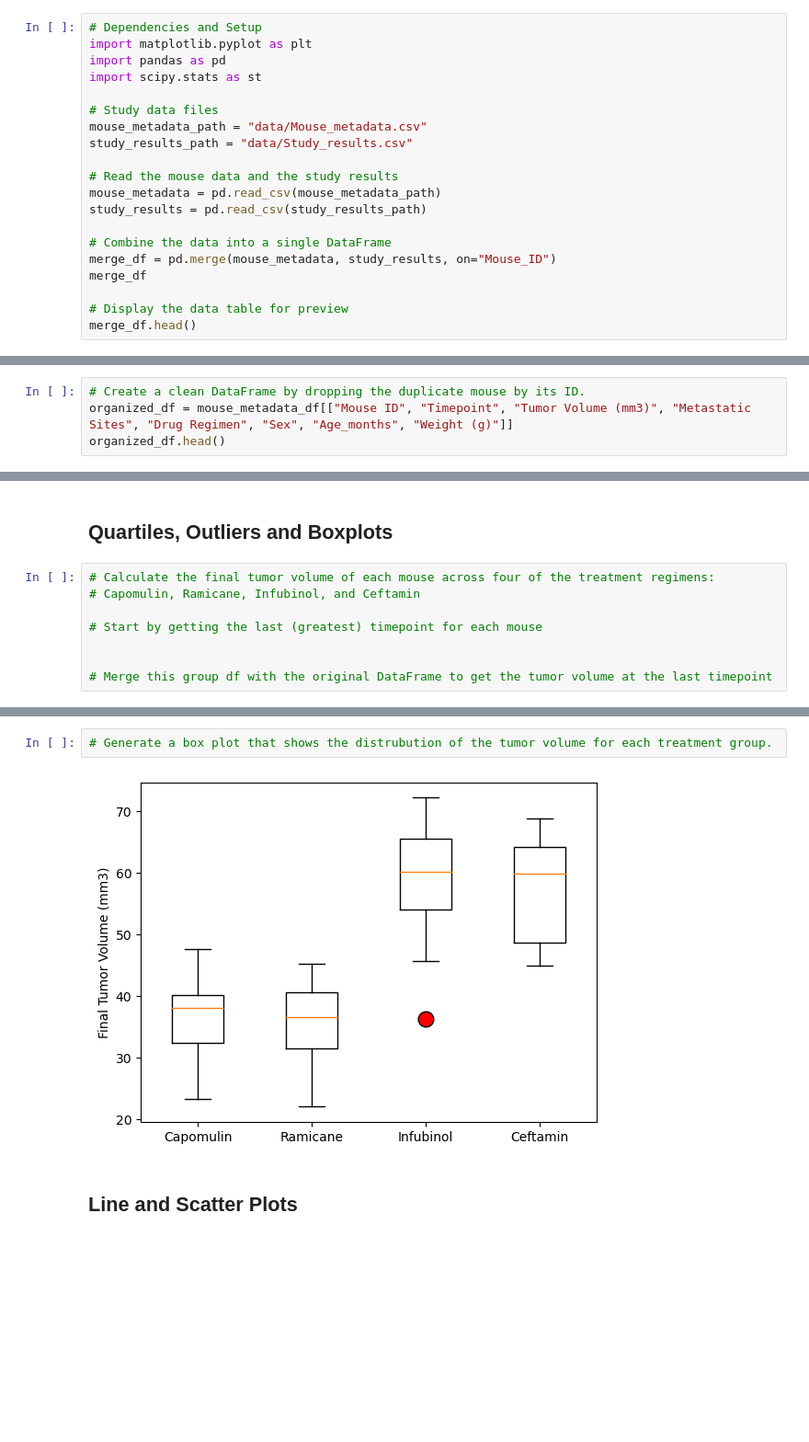
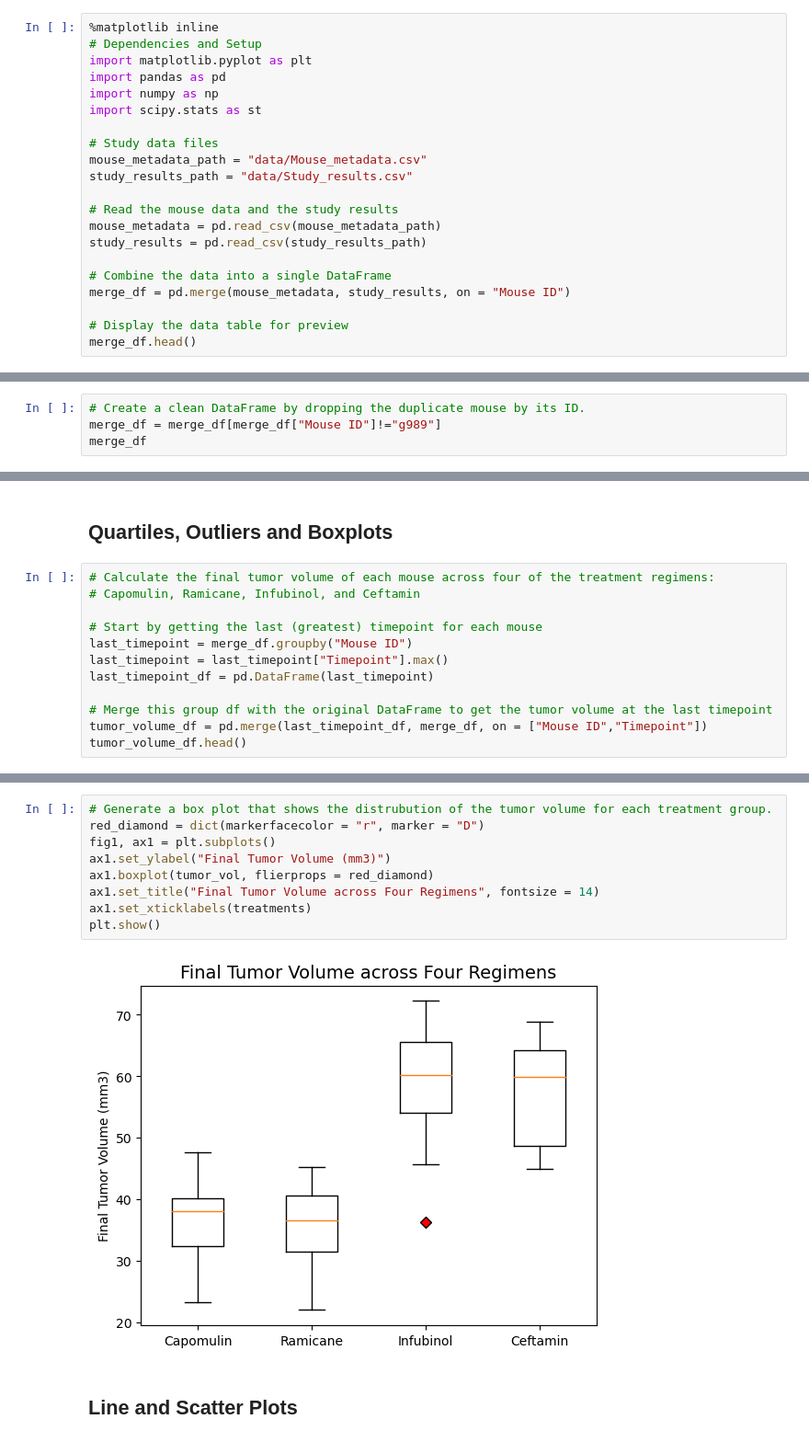
Before and after one commit to Angye212001/MatPlotLib-Mod-5, a Jupyter notebook: pymaceuticals_starter.ipynb, the cells around one changed output, grey strips where cells are left out. Shown at 92% size. Saved outputs shown, nothing was run; the diff lists cells and outputs as text; blank space fills up the shorter version.

```diff
--- a/pymaceuticals_starter.ipynb
+++ b/pymaceuticals_starter.ipynb
@@ -6,9 +6,11 @@
 
 - Add your analysis here.
 # %%
+%matplotlib inline
 # Dependencies and Setup
 import matplotlib.pyplot as plt
 import pandas as pd
+import numpy as np
 import scipy.stats as st
 
 # Study data files
@@ -20,8 +22,7 @@ mouse_metadata = pd.read_csv(mouse_metadata_path)
 study_results = pd.read_csv(study_results_path)
 
 # Combine the data into a single DataFrame
-merge_df = pd.merge(mouse_metadata, study_results, on="Mouse_ID")
-merge_df
+merge_df = pd.merge(mouse_metadata, study_results, on = "Mouse ID")
 
 # Display the data table for preview
 merge_df.head()
@@ -67,5 +53,5 @@ count
 # %%
 # Create a clean DataFrame by dropping the duplicate mouse by its ID.
-organized_df = mouse_metadata_df[["Mouse ID", "Timepoint", "Tumor Volume (mm3)", "Metastatic Sites", "Drug Regimen", "Sex", "Age_months", "Weight (g)"]]
-organized_df.head()
+merge_df = merge_df[merge_df["Mouse ID"]!="g989"]
+merge_df
 # %% [output]
@@ -184,6 +179,10 @@ plt.show()
 # Capomulin, Ramicane, Infubinol, and Ceftamin
 
 # Start by getting the last (greatest) timepoint for each mouse
-
+last_timepoint = merge_df.groupby("Mouse ID")
+last_timepoint = last_timepoint["Timepoint"].max()
+last_timepoint_df = pd.DataFrame(last_timepoint)
 
 # Merge this group df with the original DataFrame to get the tumor volume at the last timepoint
+tumor_volume_df = pd.merge(last_timepoint_df, merge_df, on = ["Mouse ID","Timepoint"])
+tumor_volume_df.head()
@@ -213,7 +260,14 @@ Ceftamin's potential outliers: Series([], Name: Tumor Volume (mm3), dtype: float
 # %%
 # Generate a box plot that shows the distrubution of the tumor volume for each treatment group.
+red_diamond = dict(markerfacecolor = "r", marker = "D")
+fig1, ax1 = plt.subplots()
+ax1.set_ylabel("Final Tumor Volume (mm3)")
+ax1.boxplot(tumor_vol, flierprops = red_diamond)
+ax1.set_title("Final Tumor Volume across Four Regimens", fontsize = 14)
+ax1.set_xticklabels(treatments)
+plt.show()
 # %% [output]
-[figure, old version]
+[figure, new version]
 # %% [markdown]
 ## Line and Scatter Plots
 # %%
```
Also changed, not shown: parts of 21 cells of this notebook.
